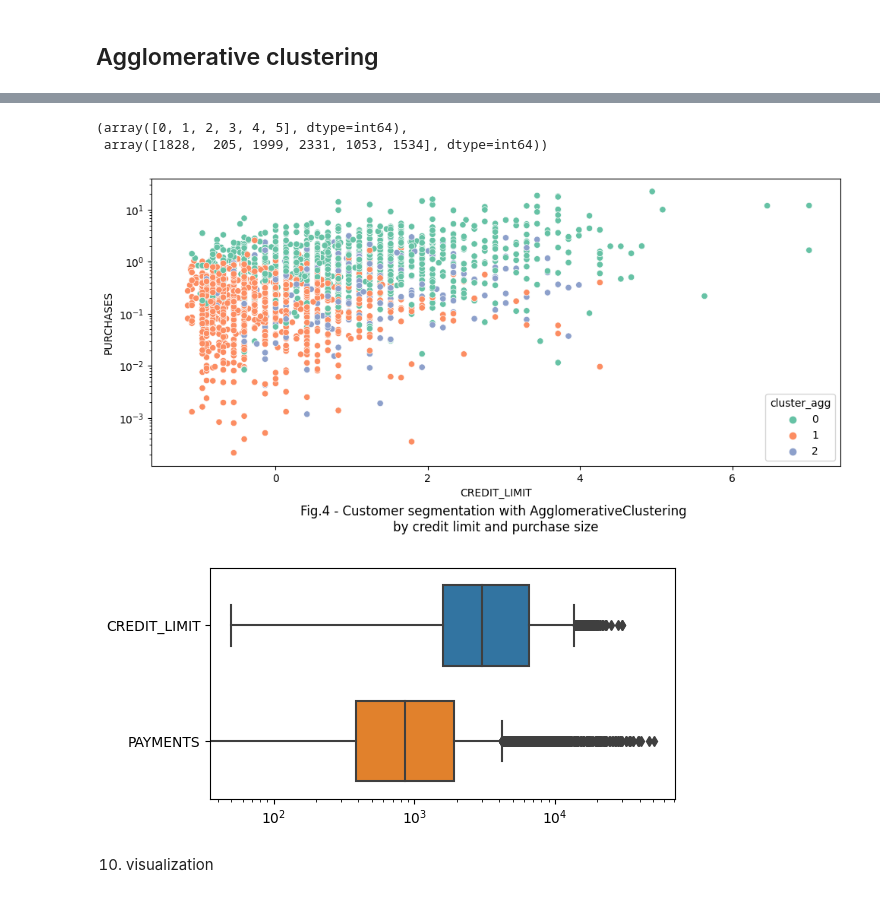
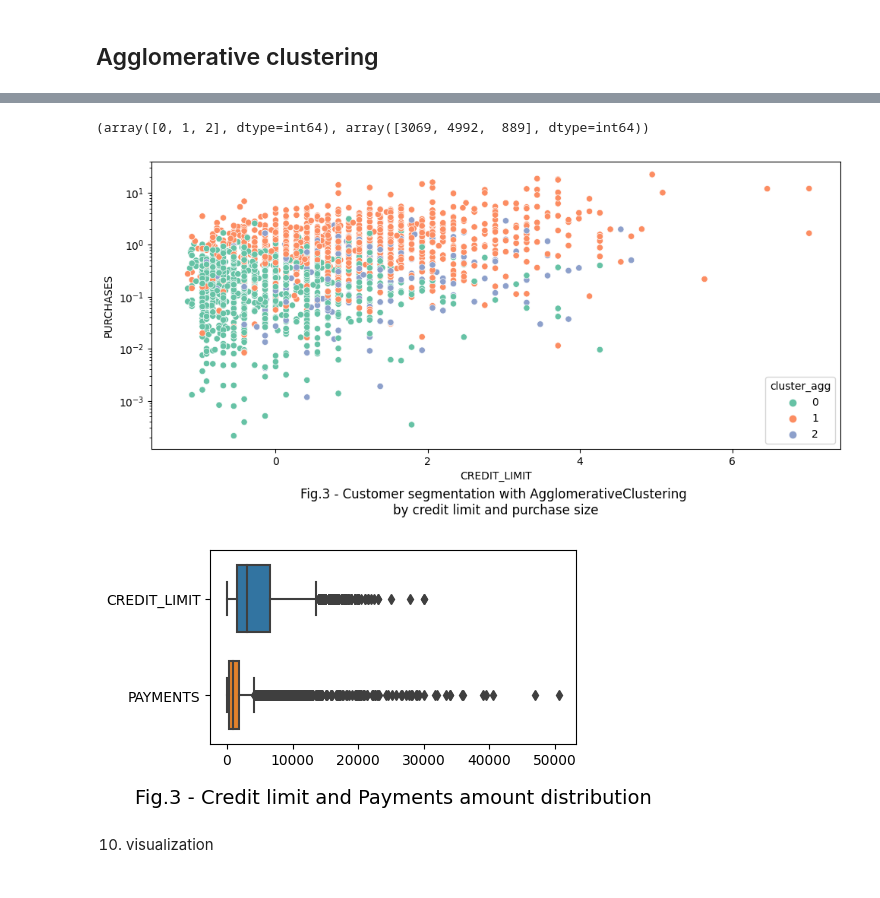
Before and after one commit to Alex1iv/customer_segmentation, a Jupyter notebook: notebooks/segmentation.ipynb, the cells around one changed output, grey strips where cells are left out. Saved outputs shown, nothing was run; the diff lists cells and outputs as text; code cells hidden in the pictures.

Commit message:
upd figures

```diff
--- a/notebooks/segmentation.ipynb
+++ b/notebooks/segmentation.ipynb
@@ -355,39 +357,39 @@ plt.tight_layout();
 # %%
-agg_clustering =  AgglomerativeClustering(n_clusters=6, metric='euclidean').fit(X_scaled)
+agg_clustering =  AgglomerativeClustering(n_clusters=3, metric='euclidean').fit(X_scaled)
 np.unique(agg_clustering.labels_, return_counts=True)
 # %% [output]
-(array([0, 1, 2, 3, 4, 5], dtype=int64),
- array([1828,  205, 1999, 2331, 1053, 1534], dtype=int64))
+(array([0, 1, 2], dtype=int64), array([3069, 4992,  889], dtype=int64))
 # %%
 agg_clustering =  AgglomerativeClustering(n_clusters=3, metric='euclidean').fit(X_scaled)
 agg_clustering.fit(X_scaled)
 X_scaled['cluster_agg'] = agg_clustering.labels_
 
-plot_counter = 4
+plot_counter = 3
 
 plt.figure(figsize=(10,5))
 fig = sns.scatterplot(data=X_scaled, x='CREDIT_LIMIT', y='PURCHASES', hue='cluster_agg',  palette="Set2");#size="TENURE", sizes=(20, 200),
 fig.set_yscale('log')
+#fig.set_xscale('log')
 fig.set_title(f'Fig.{plot_counter} - Customer segmentation with AgglomerativeClustering \nby credit limit and purchase size', y=-0.25);
 plt.tight_layout();
+X_scaled.drop(['cluster_agg'],axis=1, inplace=True)
 
-
-plt.savefig(os.path.join(figures_path, f'fig_{plot_counter}.png'))
+#plt.savefig(os.path.join(figures_path, f'fig_{plot_counter}.png'))
 # %% [output]
-[figure, old version]
+[figure, new version]
 # %%
 plot_counter = 3
-plt.figure(figsize=(6,3))
+plt.figure(figsize=(5,3))
 fig = sns.boxplot(data[['CREDIT_LIMIT', 'PAYMENTS']], orient='h', width=0.7)
-fig.set_xscale('log')
+#fig.set_xscale('log')
 
-fig.set_title(f'Fig.{plot_counter} - Credit limit and Payments amount distribution', y=-0.15, size=14)
-plt.set_xlabel('Amount')
+fig.set_title(f'Fig.{plot_counter} - Credit limit and Payments amount distribution', y=-0.35, size=14)
+ax.set_xlabel('Amount')
 plt.tight_layout();
 
-plt.savefig(os.path.join(figures_path, f'fig_{plot_counter}.png'))
+#plt.savefig(os.path.join(figures_path, f'fig_{plot_counter}.png'))
 # %% [output]
-[figure, old version]
+[figure, new version]
 # %% [markdown]
 10. visualization
 # %%
```
Also changed, not shown: parts of 43 cells of this notebook, 5 other files.
